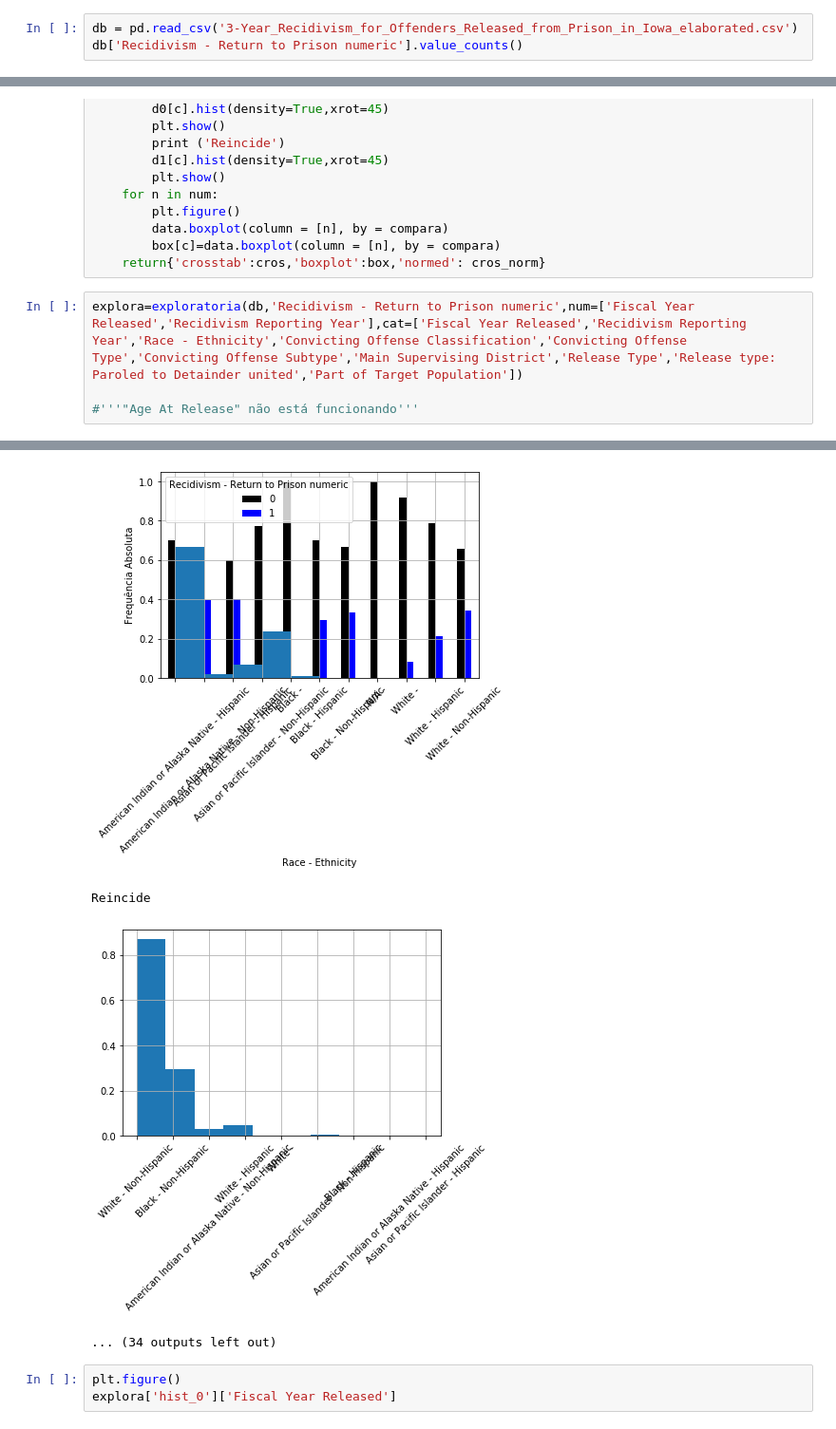
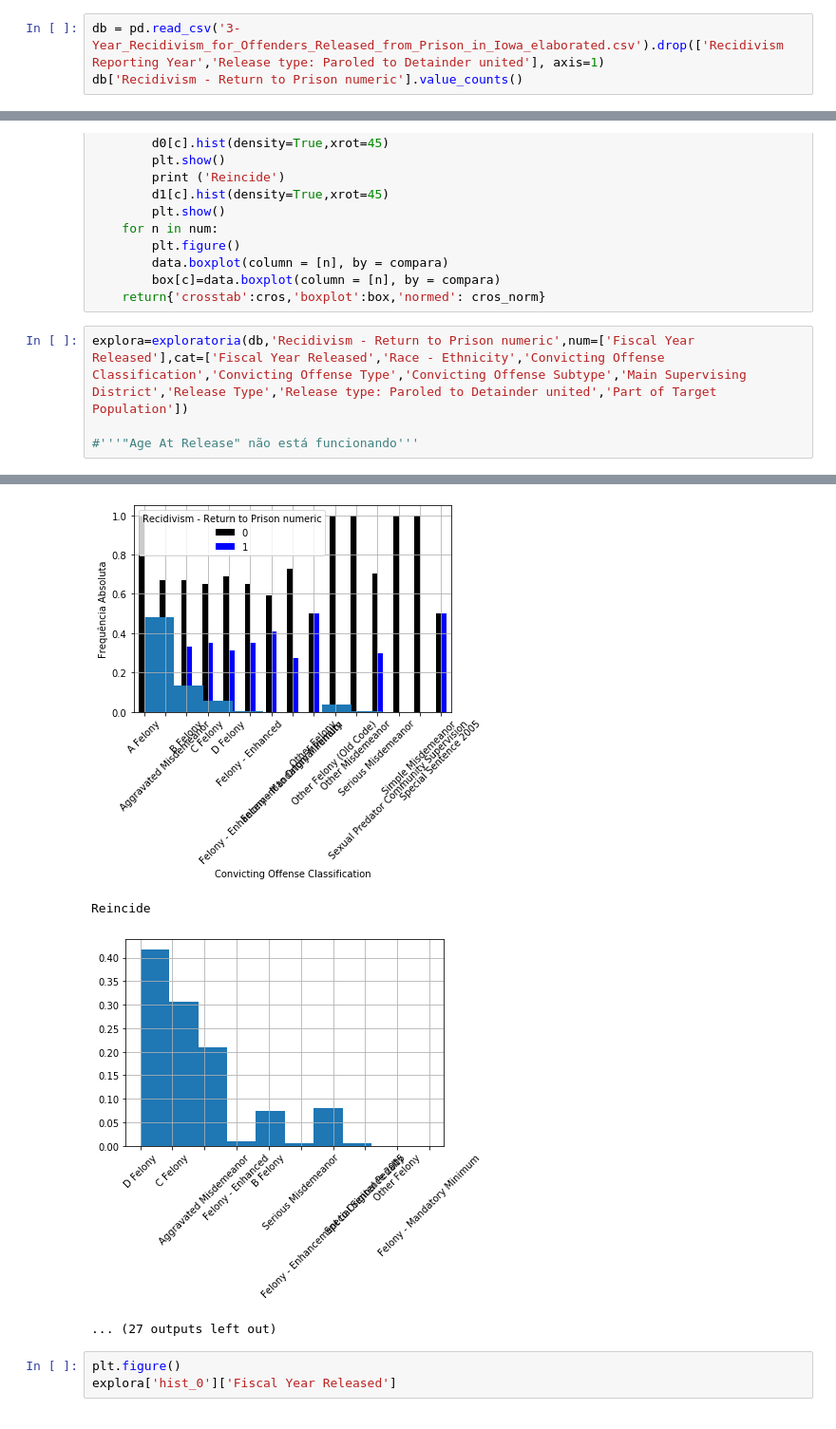
Before and after one commit to williamars/Cdados_final, a Jupyter notebook: P3 - Arquivo 2.ipynb, the cells around one changed output, grey strips where cells are left out. Shown: that part at 95% size. Cells and saved outputs as stored; diff of their text form.

```diff
--- a/P3 - Arquivo 2.ipynb
+++ b/P3 - Arquivo 2.ipynb
@@ -28,7 +28,7 @@ from sklearn.ensemble import RandomForestClassifier
 from sklearn.model_selection import train_test_split
 from sklearn.metrics import accuracy_score
 # %%
-db = pd.read_csv('3-Year_Recidivism_for_Offenders_Released_from_Prison_in_Iowa_elaborated.csv')
+db = pd.read_csv('3-Year_Recidivism_for_Offenders_Released_from_Prison_in_Iowa_elaborated.csv').drop(['Recidivism Reporting Year','Release type: Paroled to Detainder united'], axis=1)
 db['Recidivism - Return to Prison numeric'].value_counts()
 # %% [output]
 0    17339
@@ -127,7 +127,7 @@ def exploratoria (data,compara, num=[], cat=[]):
         box[c]=data.boxplot(column = [n], by = compara)
     return{'crosstab':cros,'boxplot':box,'normed': cros_norm}
 # %%
-explora=exploratoria(db,'Recidivism - Return to Prison numeric',num=['Fiscal Year Released','Recidivism Reporting Year'],cat=['Fiscal Year Released','Recidivism Reporting Year','Race - Ethnicity','Convicting Offense Classification','Convicting Offense Type','Convicting Offense Subtype','Main Supervising District','Release Type','Release type: Paroled to Detainder united','Part of Target Population'])
+explora=exploratoria(db,'Recidivism - Return to Prison numeric',num=['Fiscal Year Released'],cat=['Fiscal Year Released','Race - Ethnicity','Convicting Offense Classification','Convicting Offense Type','Convicting Offense Subtype','Main Supervising District','Release Type','Release type: Paroled to Detainder united','Part of Target Population'])
 
 #'''"Age At Release" não está funcionando'''
 # %% [output]
@@ -190,8 +190,8 @@ White - Non-Hispanic                             11535  6049
 Não Reincide
-[figure, old version]
+[figure, new version]
 Reincide
-[figure, old version]
+[figure, new version]
-... (34 outputs left out)
+... (27 outputs left out)
 # %%
 plt.figure()
 explora['hist_0']['Fiscal Year Released']
```
Also changed, not shown: parts of 4 cells of this notebook.
